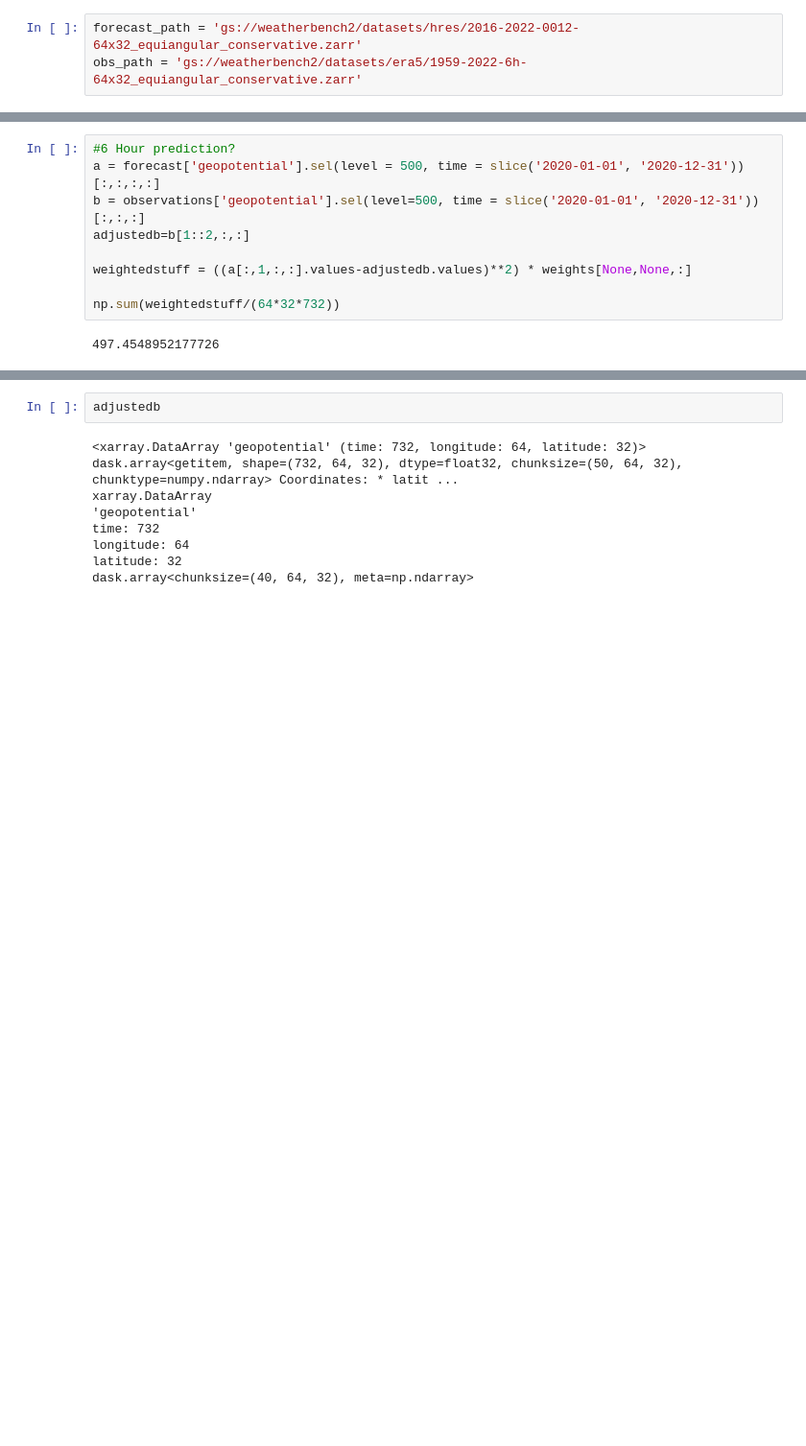
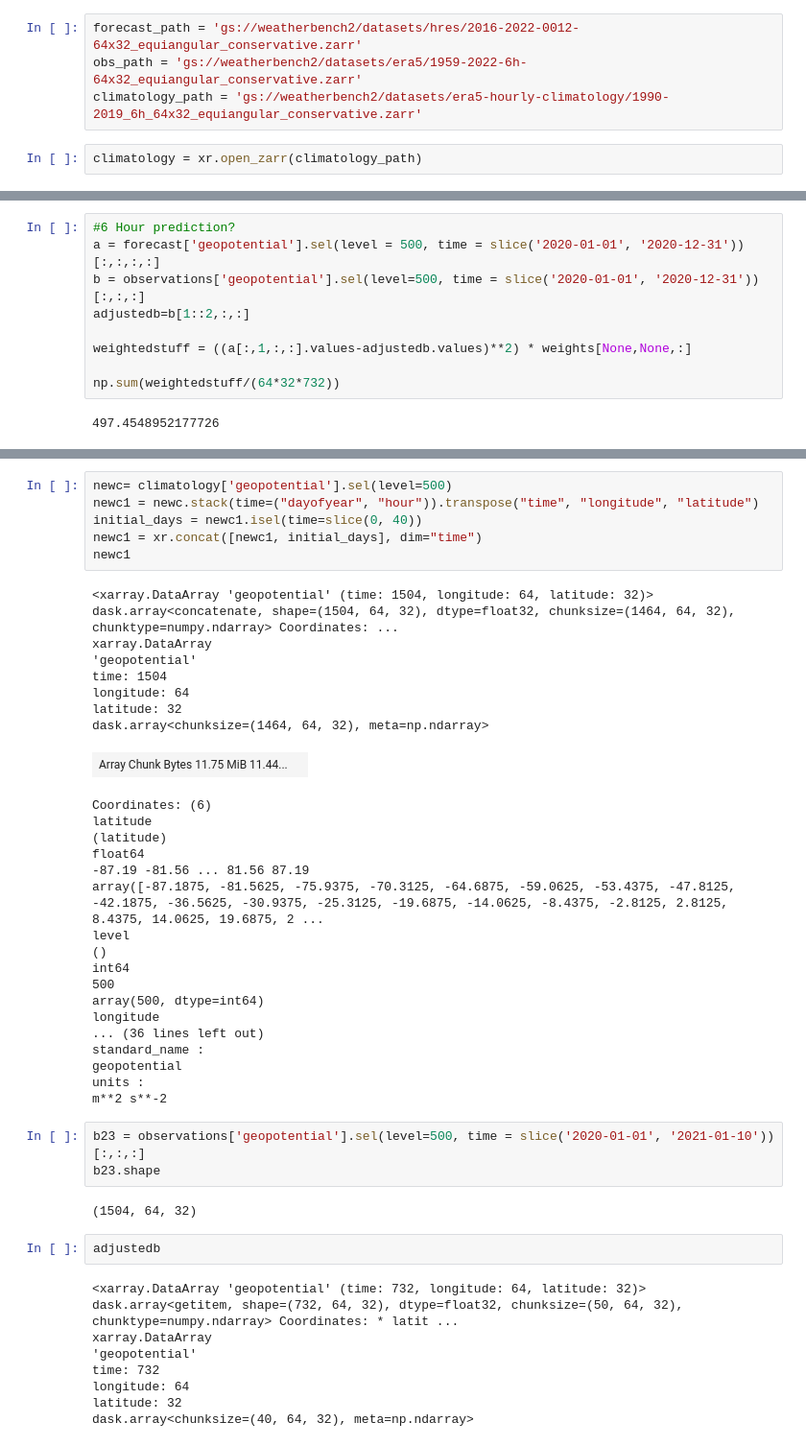
Before and after one commit to archerdodson/WeatherBench2-Implementation, a Jupyter notebook: WeatherBench2Attempt3.ipynb, the cells around one changed output, grey strips where cells are left out. Shown at 96% size. Cells and saved outputs as stored; diff of their text form; blank space fills up the shorter version.

```diff
--- a/WeatherBench2Attempt3.ipynb
+++ b/WeatherBench2Attempt3.ipynb
@@ -18,6 +18,9 @@ from weatherbench2.metrics import MSE, ACC
 # %%
 forecast_path = 'gs://weatherbench2/datasets/hres/2016-2022-0012-64x32_equiangular_conservative.zarr'
 obs_path = 'gs://weatherbench2/datasets/era5/1959-2022-6h-64x32_equiangular_conservative.zarr'
+climatology_path = 'gs://weatherbench2/datasets/era5-hourly-climatology/1990-2019_6h_64x32_equiangular_conservative.zarr'
+# %%
+climatology = xr.open_zarr(climatology_path)
 # %%
 paths1 = config.Paths(
     forecast=forecast_path,
@@ -174,3 +341,40 @@ m**2 s**-2
+# %%
+newc= climatology['geopotential'].sel(level=500)
+newc1 = newc.stack(time=("dayofyear", "hour")).transpose("time", "longitude", "latitude")
+initial_days = newc1.isel(time=slice(0, 40))
+newc1 = xr.concat([newc1, initial_days], dim="time")
+newc1
+# %% [output]
+<xarray.DataArray 'geopotential' (time: 1504, longitude: 64, latitude: 32)> dask.array<concatenate, shape=(1504, 64, 32), dtype=float32, chunksize=(1464, 64, 32), chunktype=numpy.ndarray> Coordinates: ...
+xarray.DataArray
+'geopotential'
+time: 1504
+longitude: 64
+latitude: 32
+dask.array<chunksize=(1464, 64, 32), meta=np.ndarray>
+| Array Chunk Bytes 11.75 MiB 11.44... |  |
+Coordinates: (6)
+latitude
+(latitude)
+float64
+-87.19 -81.56 ... 81.56 87.19
+array([-87.1875, -81.5625, -75.9375, -70.3125, -64.6875, -59.0625, -53.4375, -47.8125, -42.1875, -36.5625, -30.9375, -25.3125, -19.6875, -14.0625, -8.4375, -2.8125, 2.8125, 8.4375, 14.0625, 19.6875, 2 ...
+level
+()
+int64
+500
+array(500, dtype=int64)
+longitude
+... (36 lines left out)
+standard_name :
+geopotential
+units :
+m**2 s**-2
+# %%
+b23 = observations['geopotential'].sel(level=500, time = slice('2020-01-01', '2021-01-10'))[:,:,:]
+b23.shape
+# %% [output]
+(1504, 64, 32)
 # %%
 adjustedb
 # %% [output]
```
Also changed, not shown: parts of 9 cells of this notebook, 2 other files.
